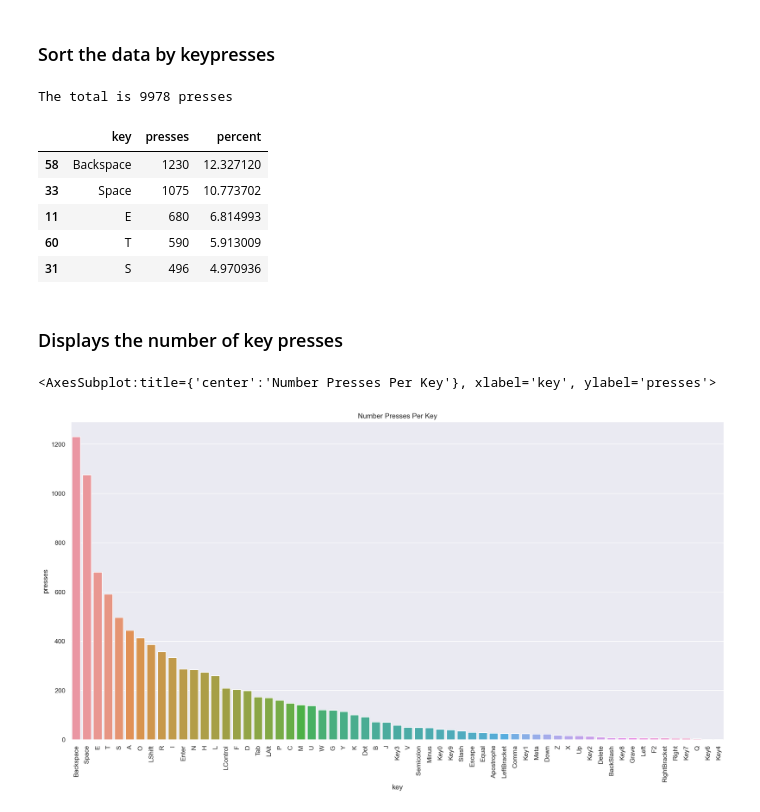
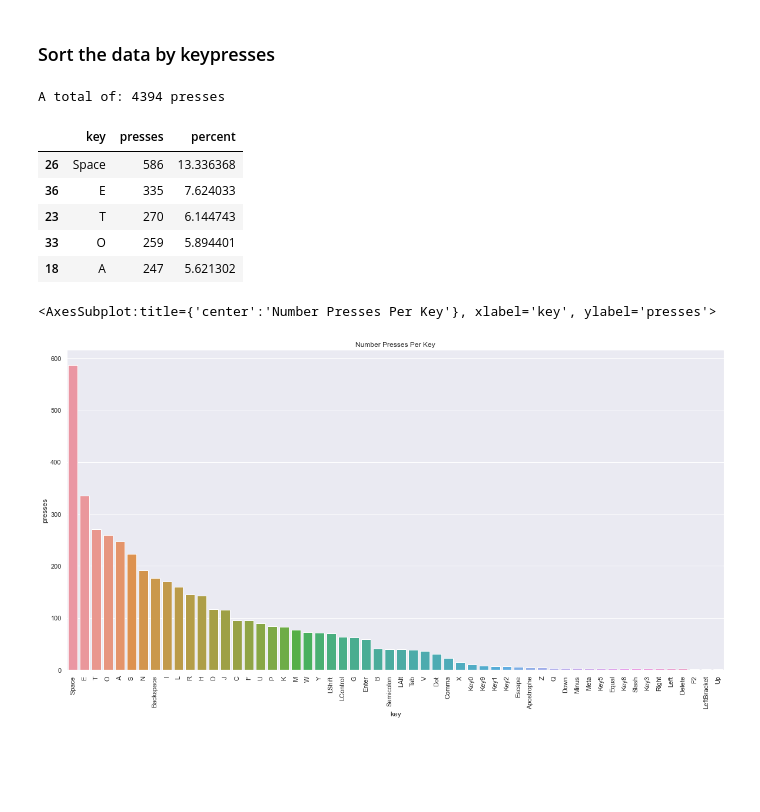
Before and after one commit to AlexanderBarry/keyboard-reader, a Jupyter notebook: analyzer.ipynb, the cells around one changed output. Cells and saved outputs as stored; diff of their text form; code cells hidden in the pictures; blank space fills up the shorter version.

```diff
--- a/analyzer.ipynb
+++ b/analyzer.ipynb
@@ -14,7 +14,7 @@ df.head()
 
 # find the total presses
 total = df['presses'].sum()
-print("The total is", total, "presses")
+print("A total of:", total, "presses")
 
 # create a new percent column
 # this tells you what percent of presses the key
@@ -27,28 +27,29 @@ df['percent'] = percent
 
 df.head()
 # %% [output]
-The total is 9978 presses
+A total of: 4394 presses
 |  | key | presses | percent |
-| 58 | Backspace | 1230 | 12.327120 |
-| 33 | Space | 1075 | 10.773702 |
-| 11 | E | 680 | 6.814993 |
-| 60 | T | 590 | 5.913009 |
-| 31 | S | 496 | 4.970936 |
+| 26 | Space | 586 | 13.336368 |
+| 36 | E | 335 | 7.624033 |
+| 23 | T | 270 | 6.144743 |
+| 33 | O | 259 | 5.894401 |
+| 18 | A | 247 | 5.621302 |
-# %% [markdown]
-### Displays the number of key presses
 # %%
-sns.set_theme(style='darkgrid', rc={'figure.dpi': 150},
-              font_scale=1)
+
+sns.set_context("poster", font_scale = .5, rc={"grid.linewidth": 0.6})
+sns.set(rc = {'figure.figsize':(20,10)})
+sns.set_style(style = "darkgrid")
 
 fig = sns.barplot(x = df["key"] , y = df["presses"])
+
 
 fig.set_xticklabels(fig.get_xticklabels(),rotation = 90)
 fig.set_title("Number Presses Per Key")
 
 fig
 # %% [output]
 <AxesSubplot:title={'center':'Number Presses Per Key'}, xlabel='key', ylabel='presses'>
-[figure, old version]
+[figure, new version]
 # %%
 percent_fig = sns.barplot(x = df["key"] , y = df["percent"], )
 
```
Also changed, not shown: parts of 4 cells of this notebook, 5 other files.
